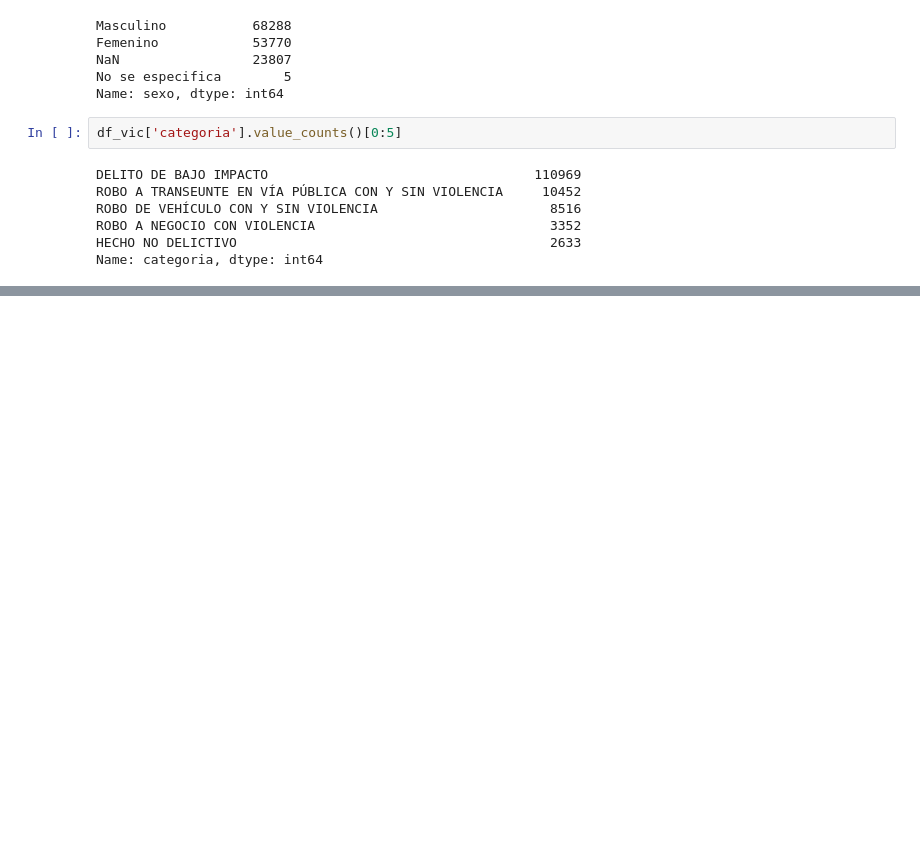
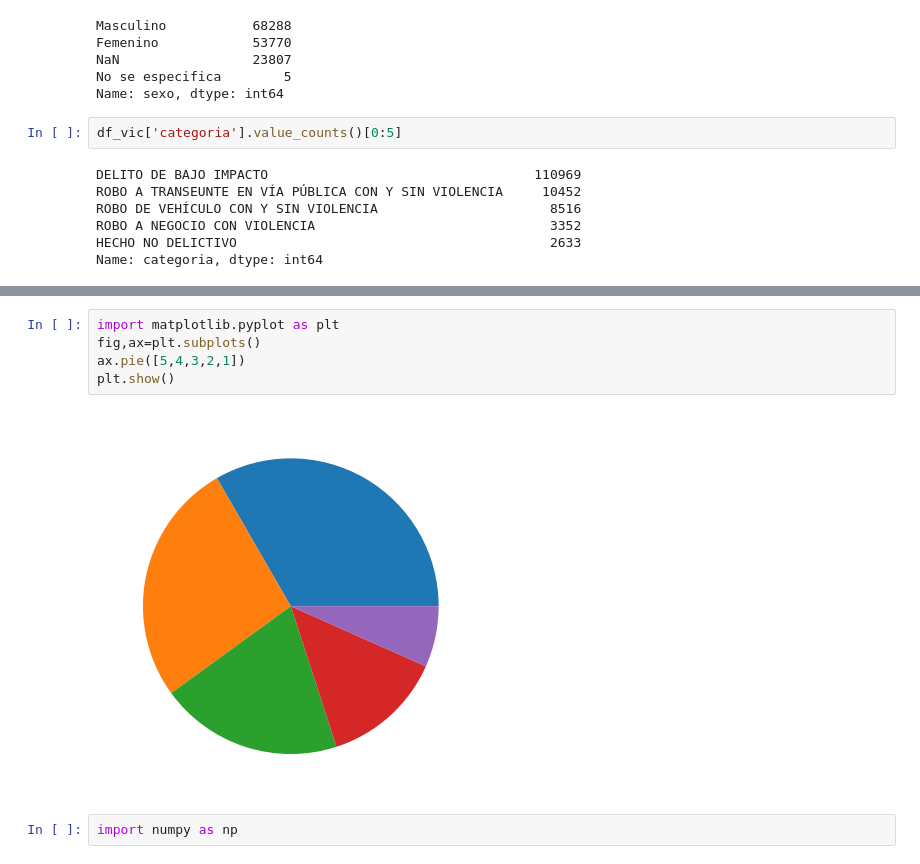
Before and after one commit to PyarmandoCode/Python_Avanzado, a Jupyter notebook: Datos/Python-Avanzado.ipynb, the cells around one changed output, grey strips where cells are left out. Drawn from its saved outputs; the diff is of its cells as text; blank space fills up the shorter version.

```diff
--- a/Datos/Python-Avanzado.ipynb
+++ b/Datos/Python-Avanzado.ipynb
@@ -381,0 +471,9 @@ Name: categoria, dtype: int64
+# %%
+import matplotlib.pyplot as plt
+fig,ax=plt.subplots()
+ax.pie([5,4,3,2,1])
+plt.show()
+# %% [output]
+[figure, added]
+# %%
+import numpy as np
```
Also changed, not shown: parts of 23 cells of this notebook.
